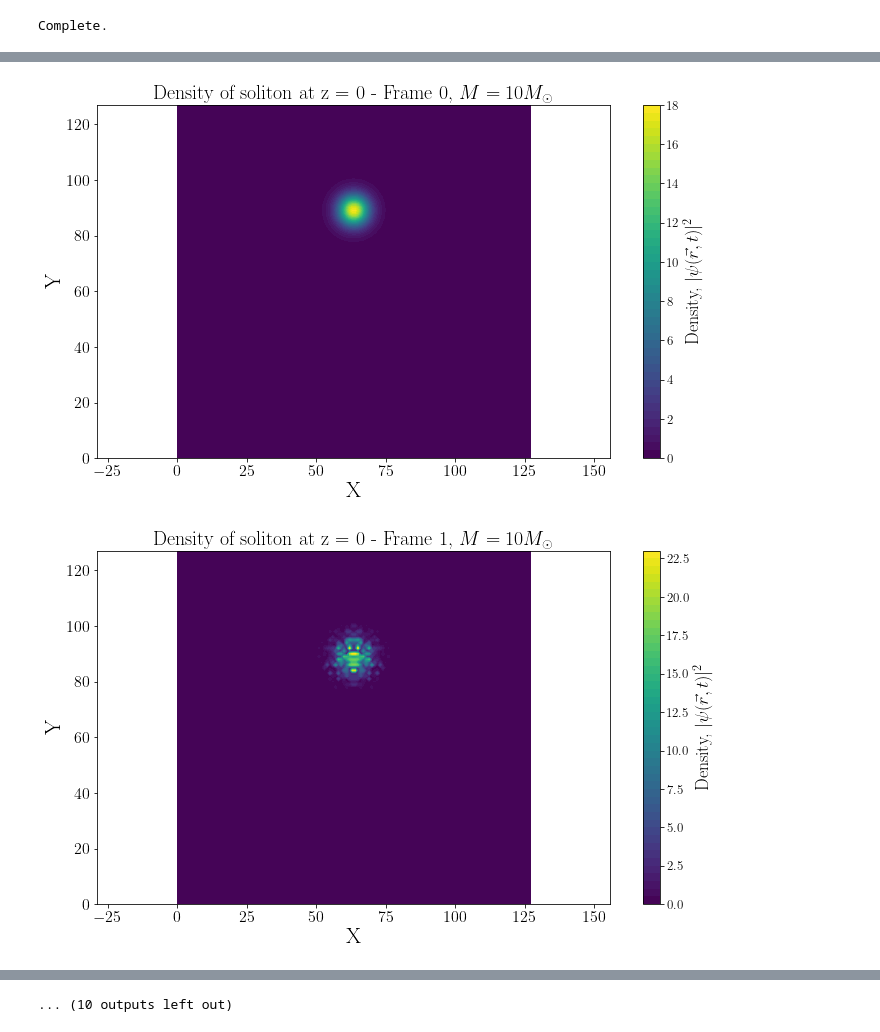
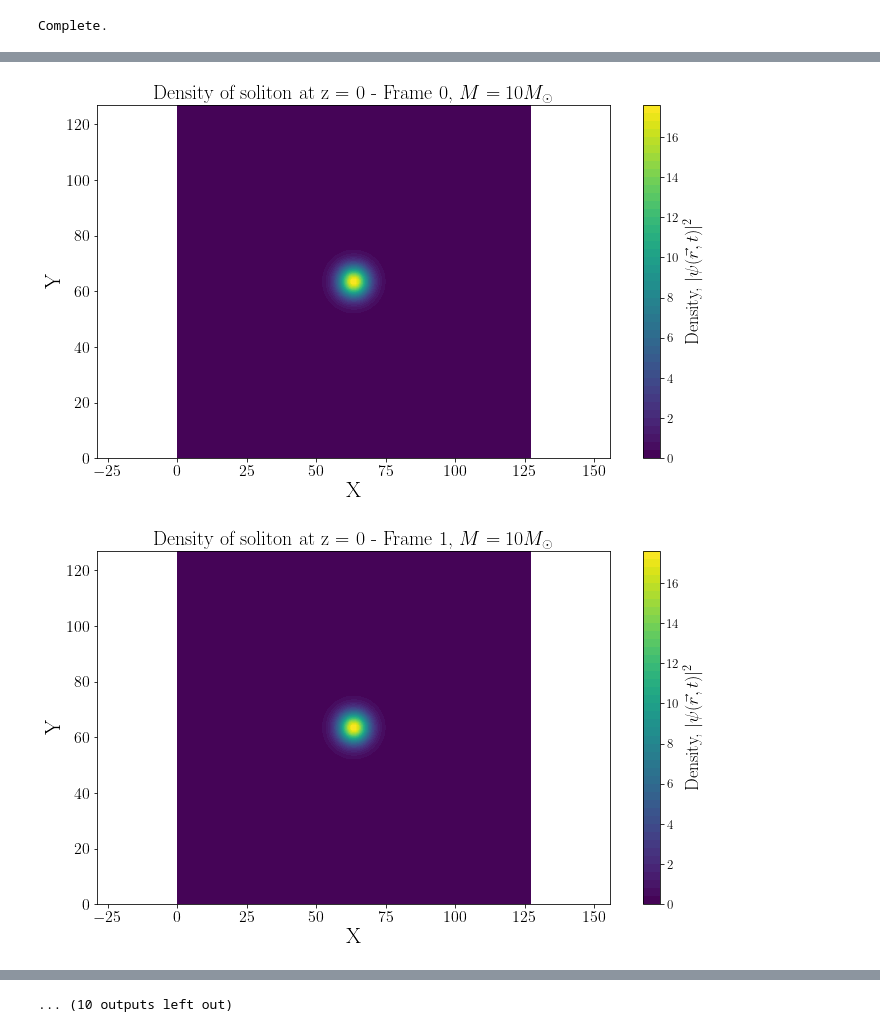
Before and after one commit to pratibhajangra591/project-3, a Jupyter notebook: soliton_trial.ipynb, the cells around one changed output, grey strips where cells are left out. Cells and saved outputs as stored; diff of their text form; code cells hidden in the pictures.

```diff
--- a/soliton_trial.ipynb
+++ b/soliton_trial.ipynb
@@ -65,14 +65,14 @@ npy = True
 
 
 m = 8 #1 code unit is ~2.3e6 M_sol (1e-22/m_a)^1.5
-r = 2 #1 code unit is ~38 kpc x (1e-22/m_a)^0.5
+r = 0 #1 code unit is ~38 kpc x (1e-22/m_a)^0.5
 #v = np.sqrt(central_mass/r)
 
 #Soliton parameters are mass, position, velocity and phase (radians)
 soliton1 = [m, [r,0,0], [0,0,0], 0]
 soliton2 = [0, [0,0,0], [0,0,0], 0]
 
-solitons = [soliton1,soliton2]
+solitons = [soliton1,]
 
 
 
@@ -114,5 +114,5 @@ TestOutput/2024.9.24_16:09:48_128/line_#9.npy
 # %%
-loc = 'TestOutput/2024.9.24_16:09:48_128/'
+loc = 'TestOutput/2024.9.24_17:21:08_128/'
 rho_3D_list = []
 rho_plane_z0_list = []
 rho_line_y0_z0_list = []
@@ -182,6 +182,8 @@ for i, rho_line in enumerate(rho_line_y0_z0_list):
 ... (10 outputs left out)
 # %%
-central_mass = 10 * 1.989e30  # Give this parameter in the same units as the soliton mass unit. i.e. units must match with s_mass_unit
+m_a = 1e-22
+central_mass = 10/(2.3e6 * ((1e-22/m_a)**1.5))
+
 
 # Data to save
 save_rho_pbh = True  # Saves density data for entire 3D simulation grid
@@ -192,14 +194,14 @@ save_line_pbh = True  # Saves density data for line y = 0, z = 0. Useful for exa
 
 
 m = 8 #1 code unit is ~2.3e6 M_sol (1e-22/m_a)^1.5
-r = 2 #1 code unit is ~38 kpc x (1e-22/m_a)^0.5
+r = 0 #1 code unit is ~38 kpc x (1e-22/m_a)^0.5
 #v = np.sqrt(central_mass/r)
 
 #Soliton parameters are mass, position, velocity and phase (radians)
 soliton1 = [m, [r,0,0], [0,0,0], 0]
 soliton2 = [0, [0,0,0], [0,0,0], 0]
 
-solitons = [soliton1,soliton2]
+solitons = [soliton1,]
 
 
 
@@ -251,5 +253,5 @@ TestOutput/2024.9.24_16:14:22_128/line_#9.npy
 # %%
-loc = 'TestOutput/2024.9.24_16:14:22_128/'
+loc = 'TestOutput/2024.9.24_17:26:42_128/'
 rho_3D_list = []
 rho_plane_z0_list = []
 rho_line_y0_z0_list = []
@@ -276,32 +278,32 @@ os.makedirs(visualisations_path, exist_ok=True)
 
 
 for i, rho_plane in enumerate(rho_plane_z0_list):
     fig, ax = plt.subplots(1, figsize = (11.5, 6.5))
     cax = plt.contourf(rho_plane, levels = 50, cmap = 'viridis')
     cbar = fig.colorbar(cax)
     cbar.ax.tick_params(labelsize = 13)
     cbar.set_label(label=r'Density, $|\psi(\vec{r}, t)|^{2}$', size = 18)
     plt.title(f'Density of soliton at z = 0 - Frame {i}, $M = 10 M_\odot$', fontsize = 20)
     plt.xlabel('X', fontsize = 22, labelpad = 2)
     plt.ylabel('Y', fontsize = 22, labelpad = 2)
     plt.xticks(fontsize = 16)
     plt.yticks(fontsize = 16)
     plt.axis('equal')
     plt.savefig(os.path.join(visualisations_path, f'densitypbh_plane_z0_frame_{i}.pdf'), dpi=300)
     plt.show()
 
 
 for i, rho_line in enumerate(rho_line_y0_z0_list):
     fig, ax = plt.subplots(1, figsize = (11.5, 6.5))
     plt.plot(rho_line, label = 'Density Profile at y = z = 0')
     plt.xlabel('X', fontsize = 22, labelpad = 2)
     plt.ylabel(r'Density $|\psi(\vec{r}, t)|^{2}$', fontsize = 22, labelpad = 2)
     plt.xticks(fontsize = 16)
     plt.yticks(fontsize = 16)
     plt.title(f'Density Profile of soliton at y = z = 0 - Frame {i}, $M = 10 M_\odot$', fontsize = 22)
     plt.grid()
     plt.savefig(os.path.join(visualisations_path, f'densitypbh_line_y0_z0_frame_{i}.pdf'), dpi=300)
     plt.show()
 # %% [output]
-[figure, old version]
+[figure, new version]
-[figure, old version]
+[figure, new version]
```
Also changed, not shown: parts of 4 cells of this notebook.
